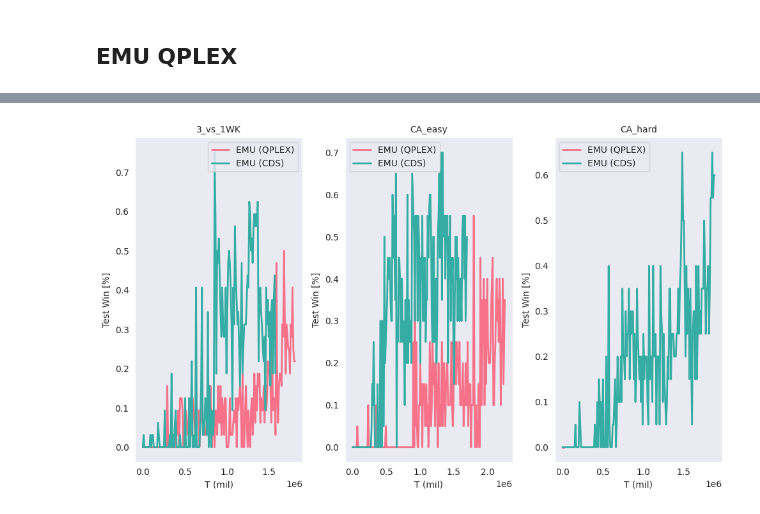
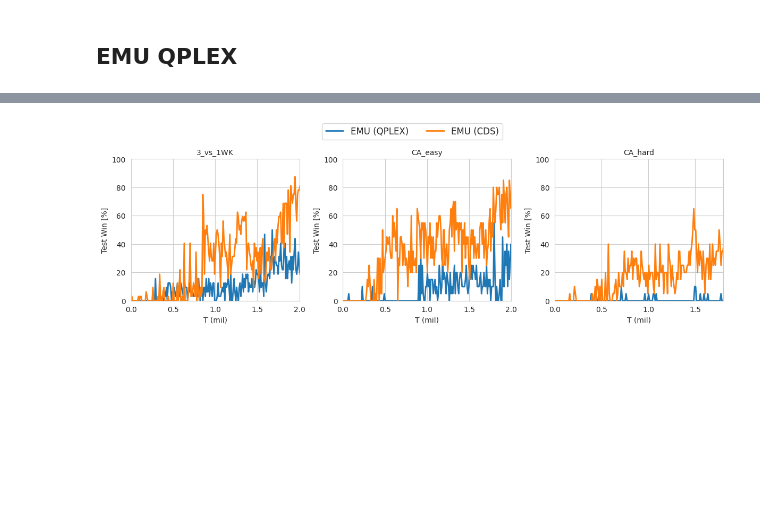
Before and after one commit to ArianaVillegas/MLRC-EMU, a Jupyter notebook: scripts/images/figures.ipynb, the cells around one changed output, grey strips where cells are left out. Cells and saved outputs as stored; diff of their text form; code cells hidden in the pictures; blank space fills up the shorter version.

```diff
--- a/scripts/images/figures.ipynb
+++ b/scripts/images/figures.ipynb
@@ -3,6 +3,8 @@ import numpy as np
 import matplotlib.pyplot as plt
 import seaborn as sns
 import json
+
+sns.set_style("whitegrid")
 # %% [markdown]
 ## EMU QPLEX
 # %%
@@ -198,47 +203,56 @@ paths = [
     [
         '/home/diego.quispe/gf_khipu_results/last_bind/sacred/EMU_grf_academy_3_vs_1_with_keeper_2025-02-17_00-59-24/1/info.json',
         '/home/diego.quispe/gf_khipu_results/last_bind/sacred/EMU_grf_cds_academy_3_vs_1_with_keeper_2025-02-17_00-59-24/1/info.json'
     ],
     [
         '/home/diego.quispe/gf_khipu_results/results_bind/sacred/EMU_grf_academy_counterattack_easy_2025-02-12_23-22-28/1/info.json',
         '/home/diego.quispe/gf_khipu_results/last_bind/sacred/EMU_grf_cds_academy_counterattack_easy_2025-02-17_01-01-47/1/info.json'
     ],
     [
-        '/home/diego.quispe/gf_khipu_results/results_bind/sacred/EMU_grf_academy_counterattack_hard_2025-02-13_21-49-53/1/info.json',
+        '/home/diego.quispe/gf_khipu_results/results_bind/sacred/EMU_grf_academy_counterattack_hard_2025-02-17_01-03-04/1/info.json',
         '/home/diego.quispe/gf_khipu_results/results_bind/sacred/EMU_grf_cds_academy_counterattack_hard_2025-02-12_23-22-22/1/info.json'
     ],
 ]
 
-# Crear una figura con 6 subplots (2 filas, 3 columnas)
-fig, axes = plt.subplots(1, 3, figsize=(10, 6))
-axes = axes.flatten()  # Aplanar la matriz de ejes
+
+fig, axes = plt.subplots(1, 3, figsize=(12, 4))
+axes = axes.flatten()
+
+legend_lines = []
+legend_labels = []
 
 for idx, json_paths in enumerate(paths):
+
     x = []
     y_means = []
 
     for json_path in json_paths:
         with open(json_path, 'r') as f:
             data = json.load(f)
-        x.append(np.array(data["test_score_reward_mean_T"]))
-        y_means.append(np.array(data["test_score_reward_mean"]))
+        x.append(np.array(data["test_score_reward_mean_T"]) / 1e6)
+        y_means.append(np.array(data["test_score_reward_mean"]) * 100)
 
-    colors = sns.color_palette("husl", len(y_means))
+    ax = axes[idx]
 
-    ax = axes[idx]  # Seleccionar el subplot correspondiente
-    for i, color in enumerate(colors):
-        ax.plot(x[i], y_means[i], color=color, linewidth=2, label=alg_names[i])
-        # ax.fill_between(x[i], y_means[i] - y_stds[i], y_means[i] + y_stds[i], color=color, alpha=0.2)  # Si tienes y_stds
+    for i in range(len(y_means)):
+        line, = ax.plot(x[i], y_means[i], linewidth=2, label=alg_names[i])
+        if idx == 0:  # Solo agregar una vez para evitar repeticiones en la leyenda
+            legend_lines.append(line)
+            legend_labels.append(alg_names[i])
 
     ax.set_xlabel("T (mil)")
     ax.set_ylabel("Test Win [%]")
     ax.set_title(maps[idx], fontsize=10)
-    ax.legend(alg_names)
-    ax.grid(False)
+    if idx == 2:
+        ax.set_xlim(0, 1.8)
+    else:
+        ax.set_xlim(0, 2)
+    ax.set_ylim(0, 100)
 
-# Ajustar el espacio entre subplots
-plt.tight_layout()
-plt.savefig(f"plot_comparative_eval.png", dpi=300, bbox_inches='tight')
+fig.legend(legend_lines, legend_labels, loc='upper center', ncol=len(alg_names), fontsize=12)
+
+plt.tight_layout(rect=[0, 0, 1, 0.9])
+plt.savefig("plot_comparative_eval_gf.png", dpi=300, bbox_inches='tight')
 plt.show()
 # %% [output]
-[figure, old version]
+[figure, new version]
```
Also changed, not shown: parts of 2 cells of this notebook, 3 other files.
